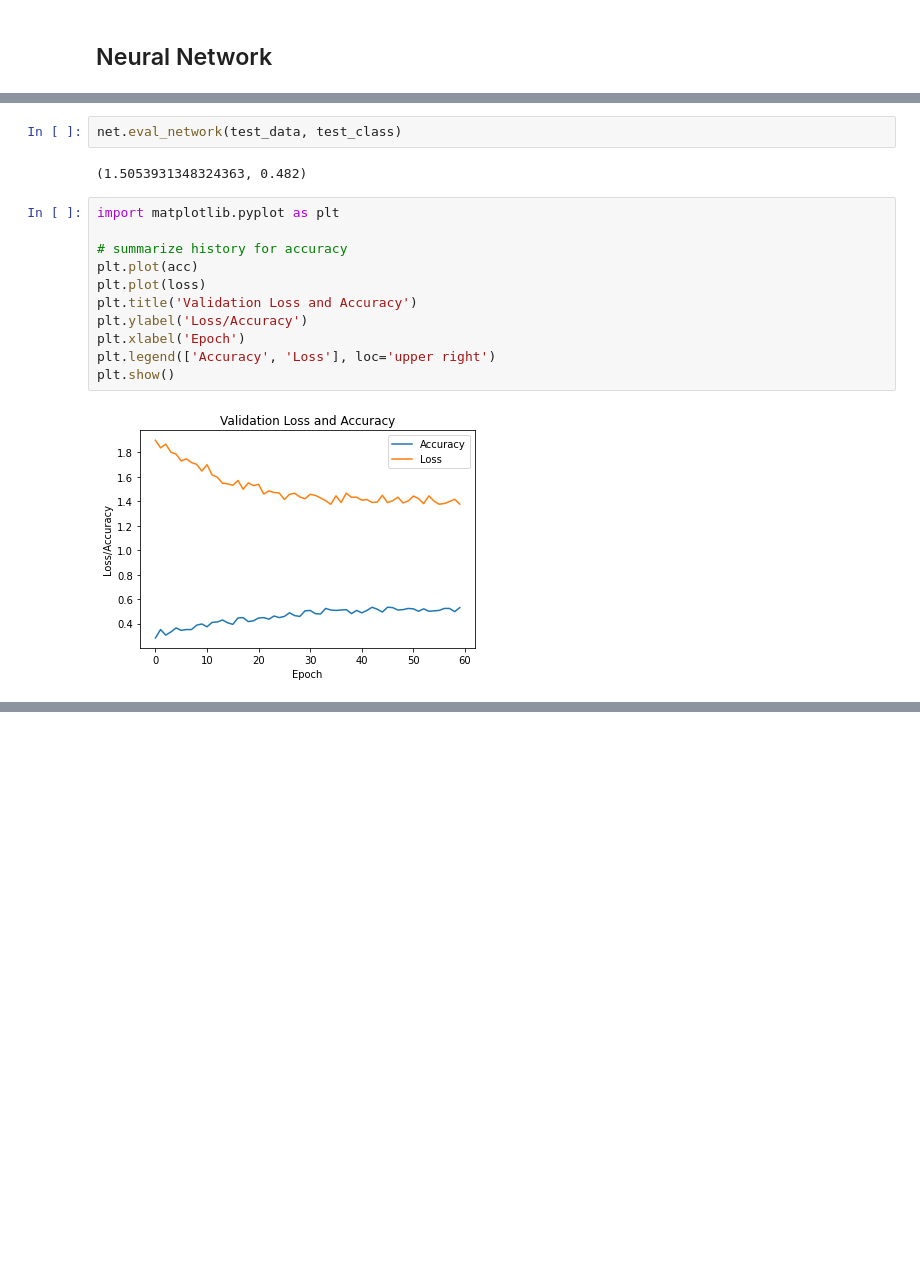
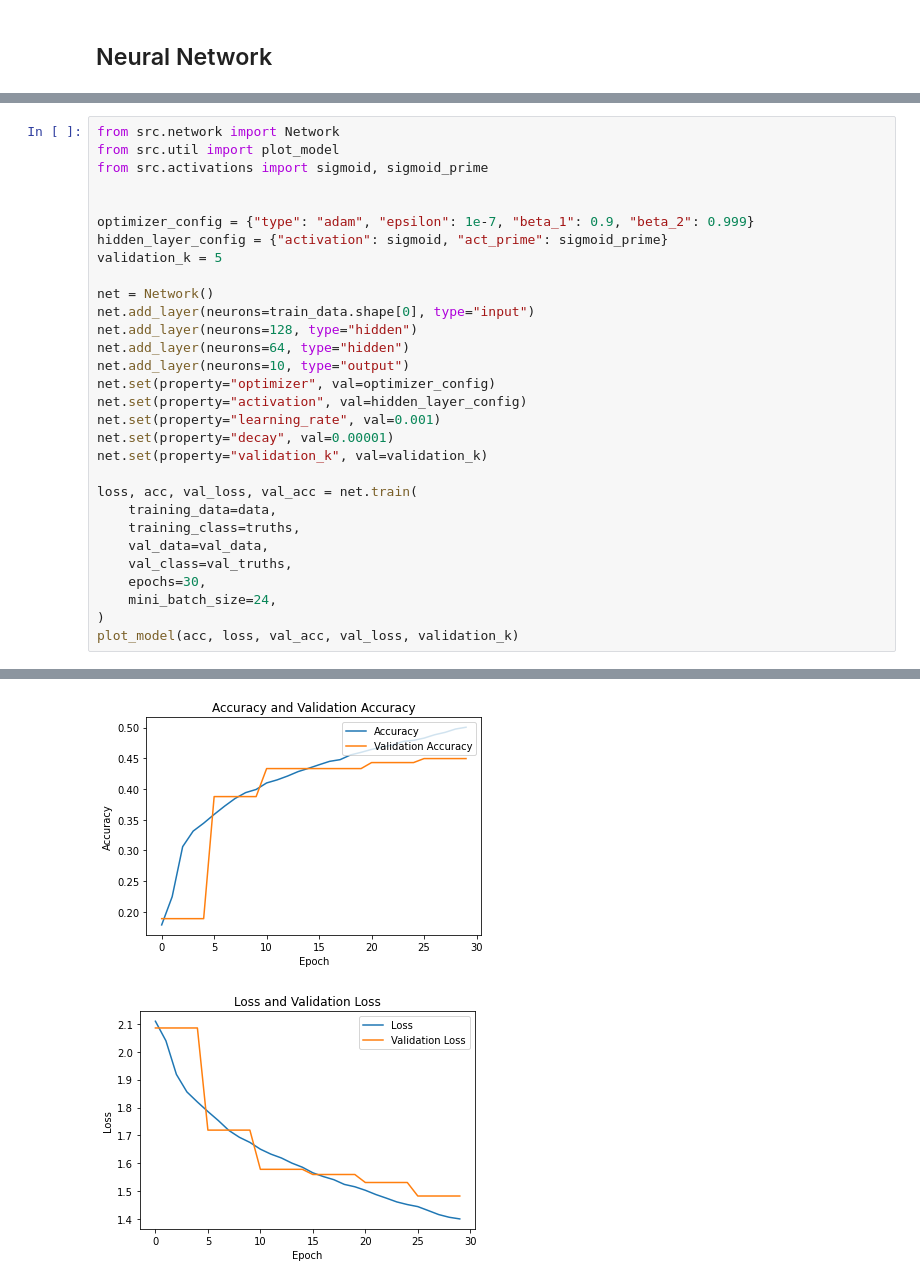
Before and after one commit to JakobSkornik/deep-learning-projects, a Jupyter notebook: task-1/main.ipynb, the cells around one changed output, grey strips where cells are left out. Saved outputs shown, nothing was run; the diff lists cells and outputs as text; blank space fills up the shorter version.

```diff
--- a/task-1/main.ipynb
+++ b/task-1/main.ipynb
@@ -114,17 +42,31 @@ Epoch 59 | Loss: 1.3776 | Eta: 0.00028864 | Acc: 0.5309
-# %%
-net.eval_network(test_data, test_class)
-# %% [output]
-(1.5053931348324363, 0.482)
-# %%
-import matplotlib.pyplot as plt
-
-# summarize history for accuracy
-plt.plot(acc)
-plt.plot(loss)
-plt.title('Validation Loss and Accuracy')
-plt.ylabel('Loss/Accuracy')
-plt.xlabel('Epoch')
-plt.legend(['Accuracy', 'Loss'], loc='upper right')
-plt.show()
-# %% [output]
-[figure, removed]
+# %%
+from src.network import Network
+from src.util import plot_model
+from src.activations import sigmoid, sigmoid_prime
+
+
+optimizer_config = {"type": "adam", "epsilon": 1e-7, "beta_1": 0.9, "beta_2": 0.999}
+hidden_layer_config = {"activation": sigmoid, "act_prime": sigmoid_prime}
+validation_k = 5
+
+net = Network()
+net.add_layer(neurons=train_data.shape[0], type="input")
+net.add_layer(neurons=128, type="hidden")
+net.add_layer(neurons=64, type="hidden")
+net.add_layer(neurons=10, type="output")
+net.set(property="optimizer", val=optimizer_config)
+net.set(property="activation", val=hidden_layer_config)
+net.set(property="learning_rate", val=0.001)
+net.set(property="decay", val=0.00001)
+net.set(property="validation_k", val=validation_k)
+
+loss, acc, val_loss, val_acc = net.train(
+    training_data=data,
+    training_class=truths,
+    val_data=val_data,
+    val_class=val_truths,
+    epochs=30,
+    mini_batch_size=24,
+)
+plot_model(acc, loss, val_acc, val_loss, validation_k)
+# %% [output]
@@ -130,0 +74,2 @@ plt.show()
+[figure, added]
+[figure, added]
```
Also changed, not shown: parts of 13 cells of this notebook, 6 other files.
